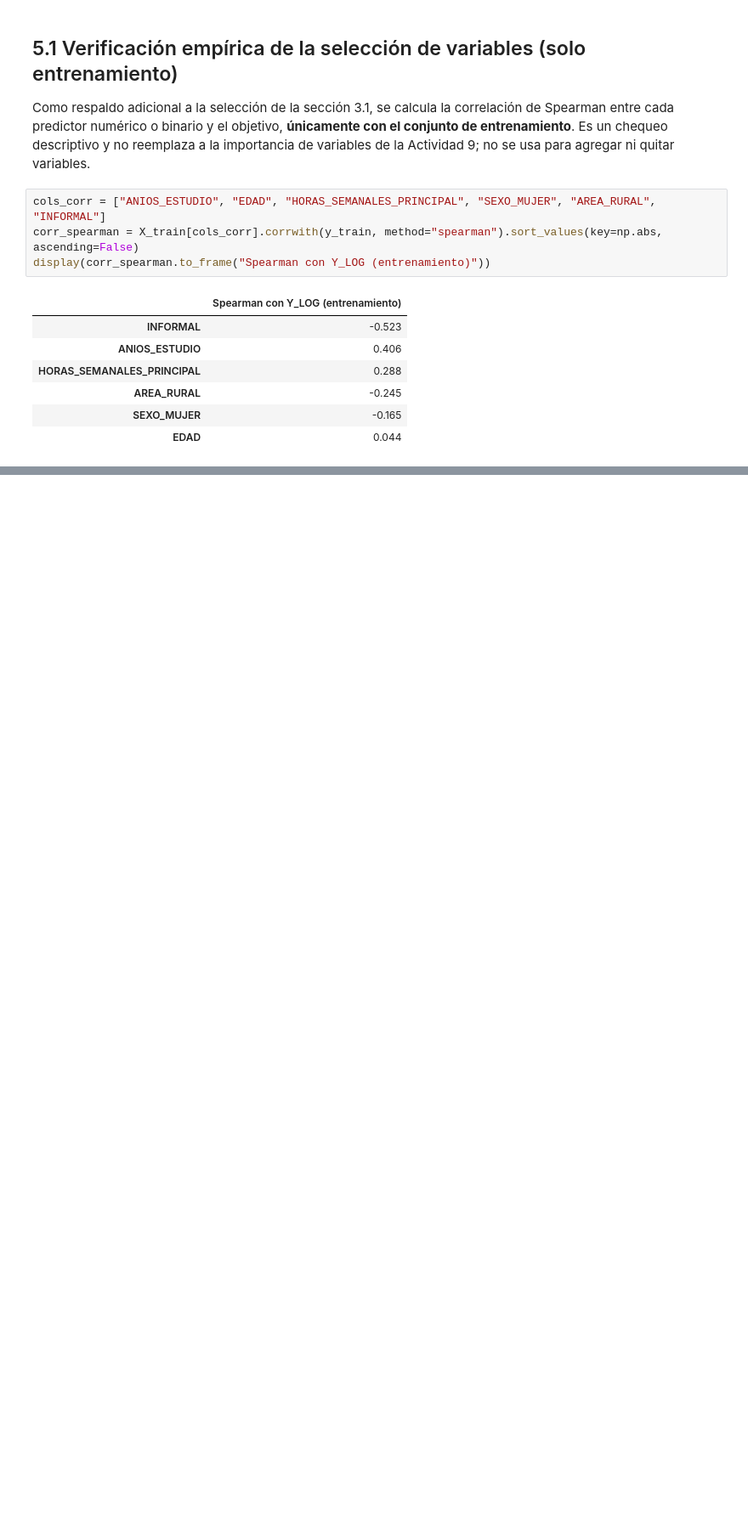
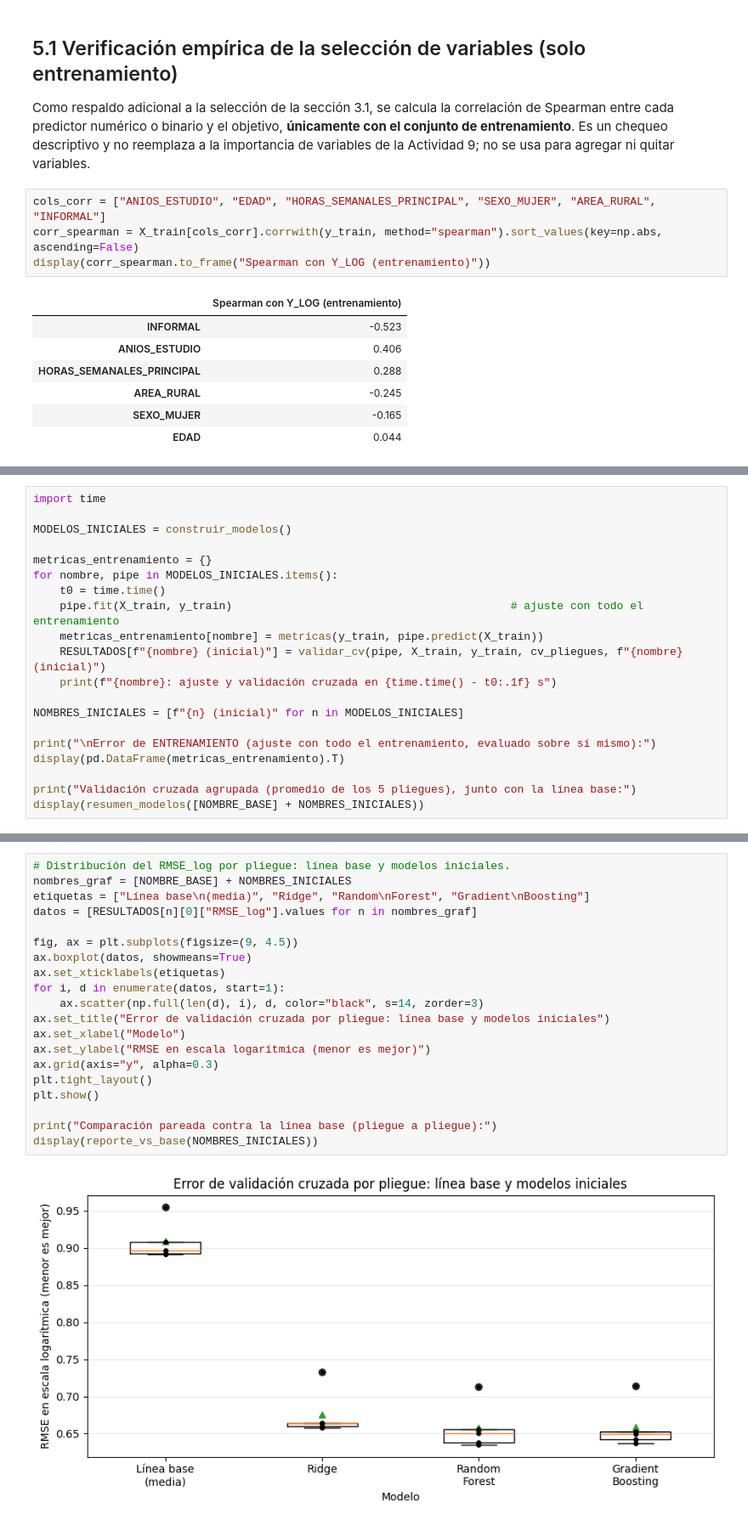
Before and after one commit to fiomusmeci-rgb/Proyecto_DataScience, a Jupyter notebook: notebooks/Fase3_DataScience_Torres_Musmeci_Roman.ipynb, the cells around one changed output, grey strips where cells are left out. Shown at 85% size. Saved outputs shown, nothing was run; the diff lists cells and outputs as text; blank space fills up the shorter version.

```diff
--- a/notebooks/Fase3_DataScience_Torres_Musmeci_Roman.ipynb
+++ b/notebooks/Fase3_DataScience_Torres_Musmeci_Roman.ipynb
@@ -652,0 +872,20 @@ Se utilizó un asistente de IA como apoyo en la estructuración del notebook, la
+# %%
+import time
+
+MODELOS_INICIALES = construir_modelos()
+
+metricas_entrenamiento = {}
+for nombre, pipe in MODELOS_INICIALES.items():
+    t0 = time.time()
+    pipe.fit(X_train, y_train)                                          # ajuste con todo el entrenamiento
+    metricas_entrenamiento[nombre] = metricas(y_train, pipe.predict(X_train))
+    RESULTADOS[f"{nombre} (inicial)"] = validar_cv(pipe, X_train, y_train, cv_pliegues, f"{nombre} (inicial)")
+    print(f"{nombre}: ajuste y validación cruzada en {time.time() - t0:.1f} s")
+
+NOMBRES_INICIALES = [f"{n} (inicial)" for n in MODELOS_INICIALES]
+
+print("\nError de ENTRENAMIENTO (ajuste con todo el entrenamiento, evaluado sobre sí mismo):")
+display(pd.DataFrame(metricas_entrenamiento).T)
+
+print("Validación cruzada agrupada (promedio de los 5 pliegues), junto con la línea base:")
+display(resumen_modelos([NOMBRE_BASE] + NOMBRES_INICIALES))
@@ -652,0 +909,22 @@ Se utilizó un asistente de IA como apoyo en la estructuración del notebook, la
+# %%
+# Distribución del RMSE_log por pliegue: línea base y modelos iniciales.
+nombres_graf = [NOMBRE_BASE] + NOMBRES_INICIALES
+etiquetas = ["Línea base\n(media)", "Ridge", "Random\nForest", "Gradient\nBoosting"]
+datos = [RESULTADOS[n][0]["RMSE_log"].values for n in nombres_graf]
+
+fig, ax = plt.subplots(figsize=(9, 4.5))
+ax.boxplot(datos, showmeans=True)
+ax.set_xticklabels(etiquetas)
+for i, d in enumerate(datos, start=1):
+    ax.scatter(np.full(len(d), i), d, color="black", s=14, zorder=3)
+ax.set_title("Error de validación cruzada por pliegue: línea base y modelos iniciales")
+ax.set_xlabel("Modelo")
+ax.set_ylabel("RMSE en escala logarítmica (menor es mejor)")
+ax.grid(axis="y", alpha=0.3)
+plt.tight_layout()
+plt.show()
+
+print("Comparación pareada contra la línea base (pliegue a pliegue):")
+display(reporte_vs_base(NOMBRES_INICIALES))
+# %% [output]
+[figure, added]
```
Also changed, not shown: parts of 29 cells of this notebook.
